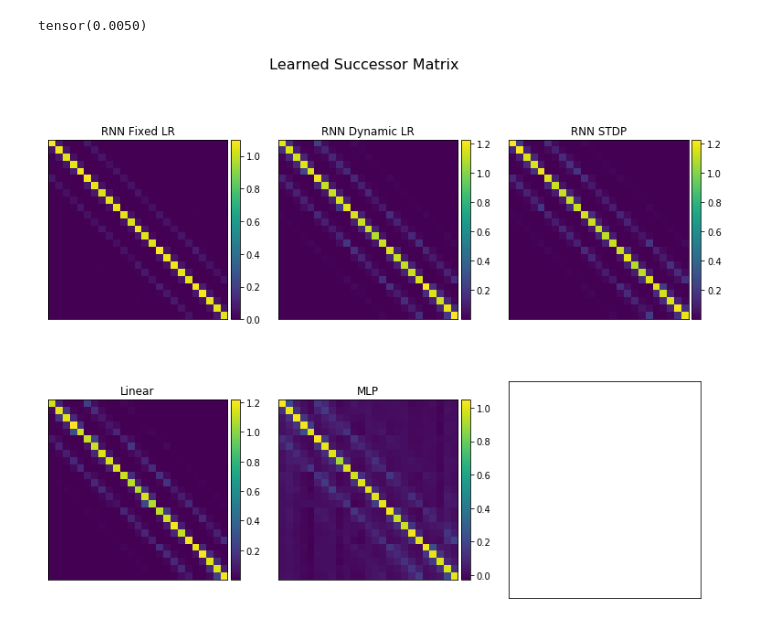
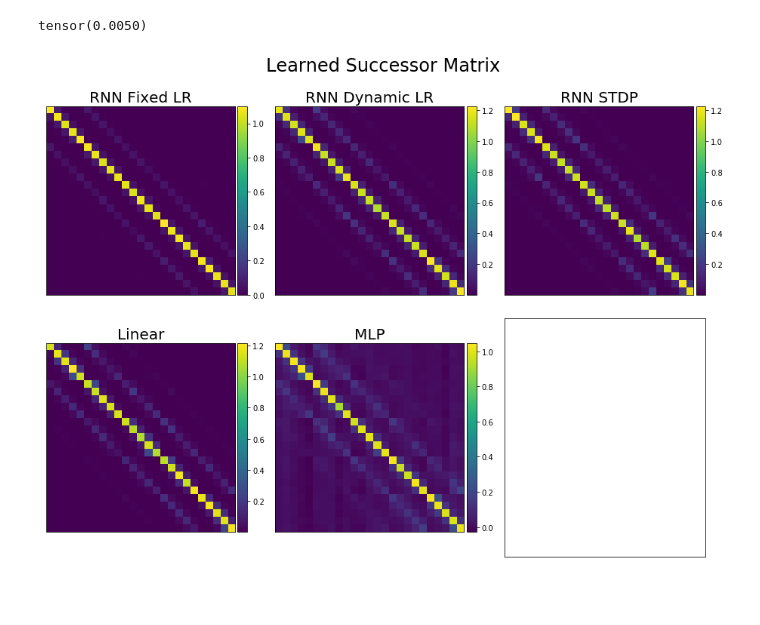
Before and after one commit to chingf/sr-project, a Jupyter notebook: notebooks/09-td-baselines.ipynb, the cells around one changed output. Drawn from its saved outputs; the diff is of its cells as text; code cells hidden in the pictures; blank space fills up the shorter version.

```diff
--- a/notebooks/09-td-baselines.ipynb
+++ b/notebooks/09-td-baselines.ipynb
@@ -212,47 +212,50 @@ tensor(0.0050)
 from mpl_toolkits.axes_grid1 import make_axes_locatable
 
 fig, axs = plt.subplots(2, 3, figsize=(6.4*2, 4.8*2))
+axtitle_fontsize=20
 
 # RNN Fixed LR
 divider = make_axes_locatable(axs[0,0])
 cax = divider.append_axes('right', size='5%', pad=0.05)
 im = axs[0,0].imshow(rnn_fixedlr.get_M().detach().numpy())
 fig.colorbar(im, cax=cax, orientation='vertical')
-axs[0,0].set_title('RNN Fixed LR')
+axs[0,0].set_title('RNN Fixed LR', fontsize=axtitle_fontsize)
 
 # RNN Dynamic LR
 divider = make_axes_locatable(axs[0,1])
 cax = divider.append_axes('right', size='5%', pad=0.05)
 im = axs[0,1].imshow(rnn_dynalr.get_M().detach().numpy())
 fig.colorbar(im, cax=cax, orientation='vertical')
-axs[0,1].set_title('RNN Dynamic LR')
+axs[0,1].set_title('RNN Dynamic LR', fontsize=axtitle_fontsize)
 
 # STDP RNN
 divider = make_axes_locatable(axs[0,2])
 cax = divider.append_axes('right', size='5%', pad=0.05)
 im = axs[0,2].imshow(rnn_stdp.get_M().detach().numpy())
 fig.colorbar(im, cax=cax, orientation='vertical')
-axs[0,2].set_title('RNN STDP')
+axs[0,2].set_title('RNN STDP', fontsize=axtitle_fontsize)
 
 # Linear
 divider = make_axes_locatable(axs[1,0])
 cax = divider.append_axes('right', size='5%', pad=0.05)
 im = axs[1,0].imshow(linear.M.detach().numpy().squeeze())
 fig.colorbar(im, cax=cax, orientation='vertical')
-axs[1,0].set_title('Linear')
+axs[1,0].set_title('Linear', fontsize=axtitle_fontsize)
 
 # MLP
 divider = make_axes_locatable(axs[1,1])
 cax = divider.append_axes('right', size='5%', pad=0.05)
 im = axs[1,1].imshow(get_mlp_M(mlp).detach().numpy())
 fig.colorbar(im, cax=cax, orientation='vertical')
-axs[1,1].set_title('MLP')
+axs[1,1].set_title('MLP', fontsize=axtitle_fontsize)
 
 for ax in axs.flatten():
     ax.set_xticks([])
     ax.set_yticks([])
 
-plt.suptitle("Learned Successor Matrix", fontsize=16)
+plt.suptitle("Learned Successor Matrix", fontsize=24)
+plt.tight_layout(rect=[0, 0., 1, 0.95])
+plt.savefig('M_comparisons.png', dpi=150)
 plt.show()
 # %% [output]
-[figure, old version]
+[figure, new version]
```
Also changed, not shown: 5 other files.
